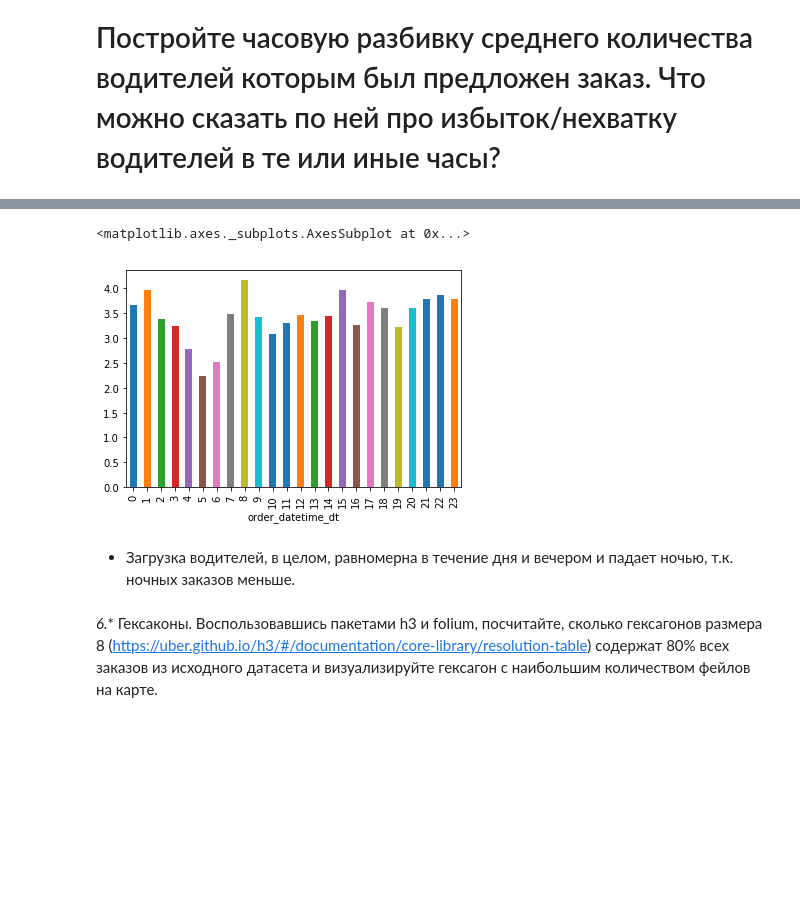
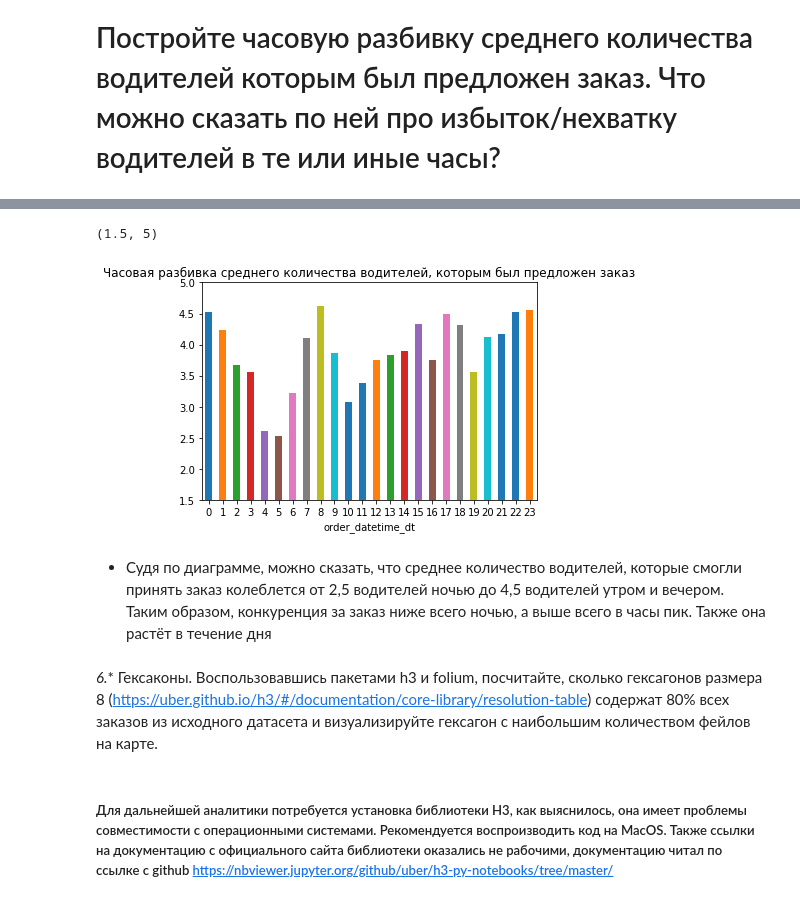
Before and after one commit to alexnisilev/analytics_vizualization, a Jupyter notebook: Analytics.ipynb, the cells around one changed output, grey strips where cells are left out. Drawn from its saved outputs; the diff is of its cells as text; code cells hidden in the pictures; blank space fills up the shorter version.

```diff
--- a/Analytics.ipynb
+++ b/Analytics.ipynb
@@ -141,6 +161,7 @@ Name: cancellations_time_in_seconds, dtype: int64
 # %%
-data_orders['cancellations_time_in_seconds'] = data_orders['cancellations_time_in_seconds'][data_orders['cancellations_time_in_seconds']<2000]
-data_orders = data_orders.dropna()
+data_orders['cancellations_time_in_seconds'][data_orders['cancellations_time_in_seconds']>2000].value_counts()
+
+data_orders = data_orders[data_orders['cancellations_time_in_seconds']<2000]
 # %%
 gr_bar = data_orders.groupby('order_datetime_dt')
 
@@ -152,0 +175,15 @@ gr_bar['cancellations_time_in_seconds'].agg(np.mean).plot.bar()
+# %%
+
+
+data_orders['cancellations_driver_assigned'] = data_orders['cancellations_time_in_seconds'][data_orders['is_driver_assigned_key']==1]
+data_orders['cancellations_driver_not_assigned'] = data_orders['cancellations_time_in_seconds'][data_orders['is_driver_assigned_key']==0]
+gr_bar = data_orders.groupby('order_datetime_dt')
+x = gr_bar[['cancellations_driver_assigned','cancellations_driver_not_assigned']].agg(np.mean)
+
+
+#data_orders
+
+x.plot(kind = 'bar', rot = 0, title = 'Среднее время в секундах количество отмен поездок по часам').set_ylim(50,330)
+
+
+#ax.set_xticklabels(xticks)
@@ -173,12 +232,14 @@ data_orders = data_orders.join(data, on = ['order_gk'], how = 'left')
 data_orders = data_orders.rename(index=str, columns={"offer_id": "drivers_offered"})
 # %%
 gr_bar = data_orders.groupby('order_datetime_dt')
-gr_bar['drivers_offered'].agg(np.mean).plot.bar()
+gr_bar['drivers_offered'].agg(np.mean).plot(kind = 'bar',rot = 0, title = 'Часовая разбивка среднего количества водителей, которым был предложен заказ').set_ylim(1.5,5)
 # %% [output]
-<matplotlib.axes._subplots.AxesSubplot at 0x...>
+(1.5, 5)
-[figure, old version]
+[figure, new version]
-# %% [markdown]
-* Загрузка водителей, в целом, равномерна в течение дня и вечером и падает ночью, т.к. ночных заказов меньше.
+# %% [markdown]
+* Судя по диаграмме, можно сказать, что среднее количество водителей, которые смогли принять заказ колеблется от 2,5 водителей ночью до 4,5 водителей утром и вечером. Таким образом, конкуренция за заказ ниже всего ночью, а выше всего в часы пик. Также она растёт в течение дня
 # %% [markdown]
 **6*.** Гексаконы.
 Воспользовавшись пакетами h3 и folium, посчитайте, сколько гексагонов размера 8 (https://uber.github.io/h3/#/documentation/core-library/resolution-table) содержат 80% всех заказов из исходного датасета и визуализируйте гексагон с наибольшим количеством фейлов на карте.
+# %% [markdown]
+##### Для дальнейшей аналитики потребуется установка библиотеки H3, как выяснилось, она имеет проблемы совместимости с операционными системами. Рекомендуется воспроизводить код на MacOS. Также ссылки на документацию с официального сайта библиотеки оказались не рабочими, документацию читал по ссылке с github https://nbviewer.jupyter.org/github/uber/h3-py-notebooks/tree/master/
```
Also changed, not shown: parts of 52 cells of this notebook.
